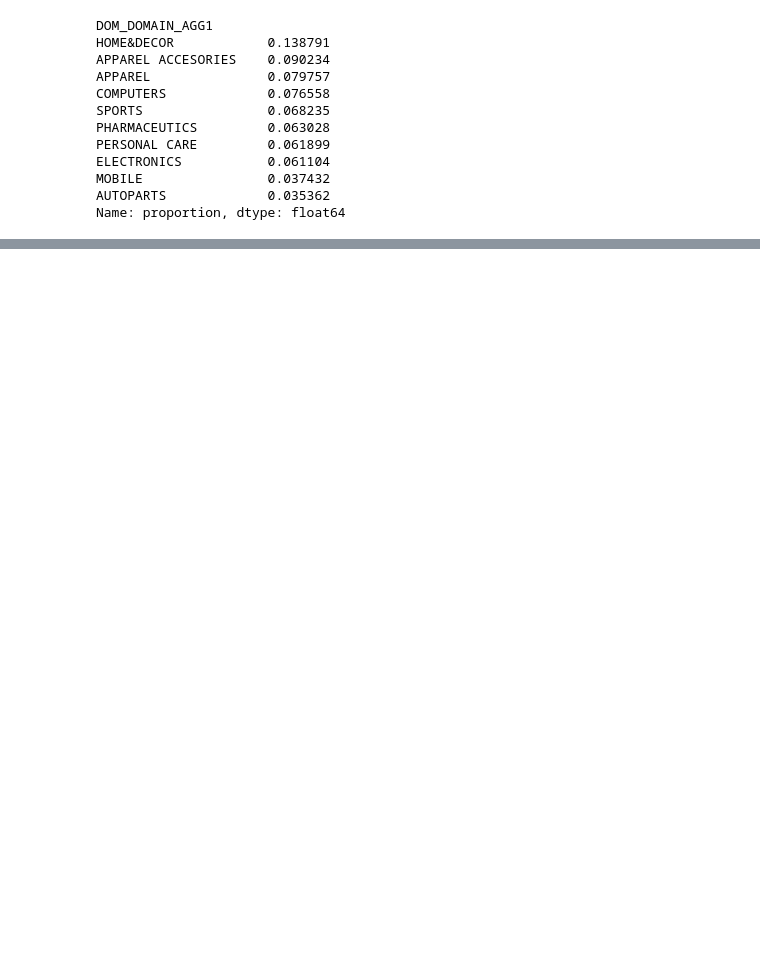
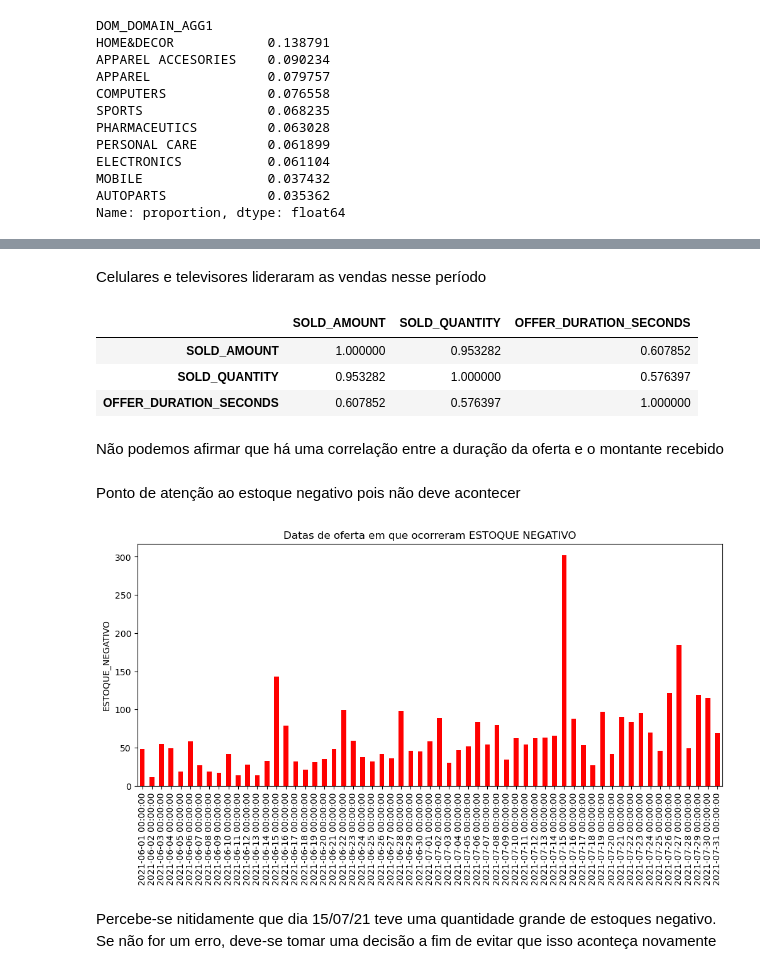
Before and after one commit to remarchese/meli_technical_challenge, a Jupyter notebook: DS Challenge - Case 1.ipynb, the cells around one changed output, grey strips where cells are left out. Drawn from its saved outputs; the diff is of its cells as text; code cells hidden in the pictures; blank space fills up the shorter version.

```diff
--- a/DS Challenge - Case 1.ipynb
+++ b/DS Challenge - Case 1.ipynb
@@ -605,0 +561,36 @@ df[df['DOMAIN_ID']=='WINES'].sort_values('OFFER_START_DTTM')
+# %% [markdown]
+Celulares e televisores lideraram as vendas nesse período
+# %%
+df.groupby(['DOMAIN_ID']).agg({
+    'SOLD_AMOUNT': 'sum',
+    'SOLD_QUANTITY': 'sum',
+    'OFFER_DURATION_SECONDS': 'sum'
+}).sort_values(by='SOLD_AMOUNT', ascending=False).reset_index().drop(columns=['DOMAIN_ID']).corr()
+# %% [output]
+|  | SOLD_AMOUNT | SOLD_QUANTITY | OFFER_DURATION_SECONDS |
+| SOLD_AMOUNT | 1.000000 | 0.953282 | 0.607852 |
+| SOLD_QUANTITY | 0.953282 | 1.000000 | 0.576397 |
+| OFFER_DURATION_SECONDS | 0.607852 | 0.576397 | 1.000000 |
+# %% [markdown]
+Não podemos afirmar que há uma correlação entre a duração da oferta e o montante recebido
+# %% [markdown]
+Ponto de atenção ao estoque negativo pois não deve acontecer
+# %%
+df['ESTOQUE_NEGATIVO'] = abs(df['REMAINING_STOCK_AFTER_END'])
+
+df_neg = df[df['REMAINING_STOCK_AFTER_END'] < 0].reset_index(drop=True)
+
+df_neg1 = df_neg.groupby(['OFFER_START_DATE', 'VERTICAL'])[
+    'ESTOQUE_NEGATIVO'].sum()
+df_neg1 = df_neg1.reset_index()
+# %%
+df_neg1.groupby('OFFER_START_DATE')['ESTOQUE_NEGATIVO'].sum().plot.bar(
+    figsize=(12, 5), color='red')
+plt.title('Datas de oferta em que ocorreram ESTOQUE NEGATIVO')
+plt.ylabel('ESTOQUE_NEGATIVO')
+plt.xlabel('')
+plt.show()
+# %% [output]
+[figure, added]
+# %% [markdown]
+Percebe-se nitidamente que dia 15/07/21 teve uma quantidade grande de estoques negativo. Se não for um erro, deve-se tomar uma decisão a fim de evitar que isso aconteça novamente
```
Also changed, not shown: parts of 72 cells of this notebook.
